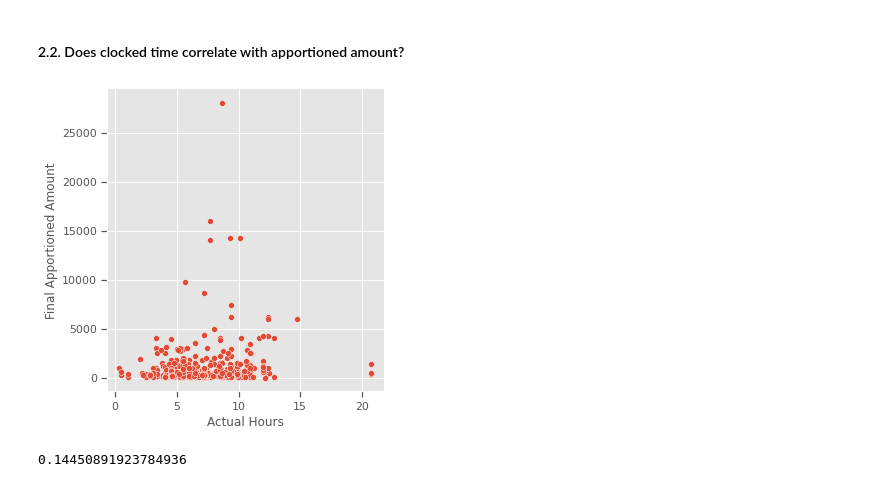
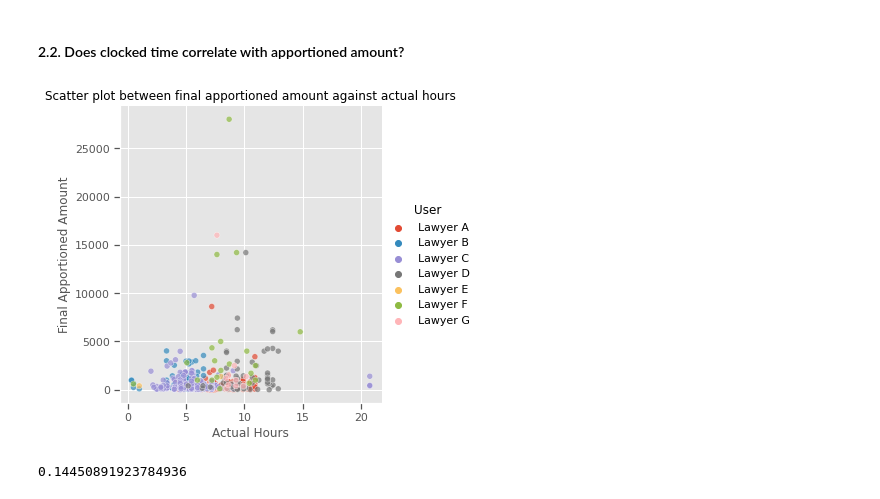
Before and after one commit to snek5/4gia-datachallenge, a Jupyter notebook: 4_gia.ipynb, the cells around one changed output. Cells and saved outputs as stored; diff of their text form; code cells hidden in the pictures.

```diff
--- a/4_gia.ipynb
+++ b/4_gia.ipynb
@@ -232,13 +232,18 @@ for lawyer in Lawyers:
 # %%
 # Merging apportionment table and hours table to investigate relationship between clocked hours and apportioned amount
 apportionment_hours = apportionment.merge(hours, left_on = ['Date of Invoice', 'User'], right_on = ['Date', 'User/Full Name'], how = 'outer', suffixes = ['_a','_h'])
+
+# Dropping redudant columns
 apportionment_hours = apportionment_hours.drop(['Date', 'User/Full Name'], axis = 1)
 
+# Renaming the column Date of Invoice to Date
+apportionment_hours['Date'] = pd.to_datetime(apportionment_hours['Date of Invoice'])
+
 # Scatter plot between final apportioned amount and actual hours
-sns.relplot(data = apportionment_hours, y = 'Final Apportioned Amount', x = 'Actual Hours', kind = 'scatter')
+sns.relplot(data = apportionment_hours, y = 'Final Apportioned Amount', x = 'Actual Hours', kind = 'scatter', hue = 'User', alpha = 0.7).set(title = 'Scatter plot between final apportioned amount against actual hours')
 plt.show()
 # %% [output]
-[figure, old version]
+[figure, new version]
 # %%
 # Correlation between final apportioned amount and actual hours
 apportionment_hours['Final Apportioned Amount'].corr(apportionment_hours['Actual Hours'])
```
Also changed, not shown: parts of 5 cells of this notebook, 1 other file.
